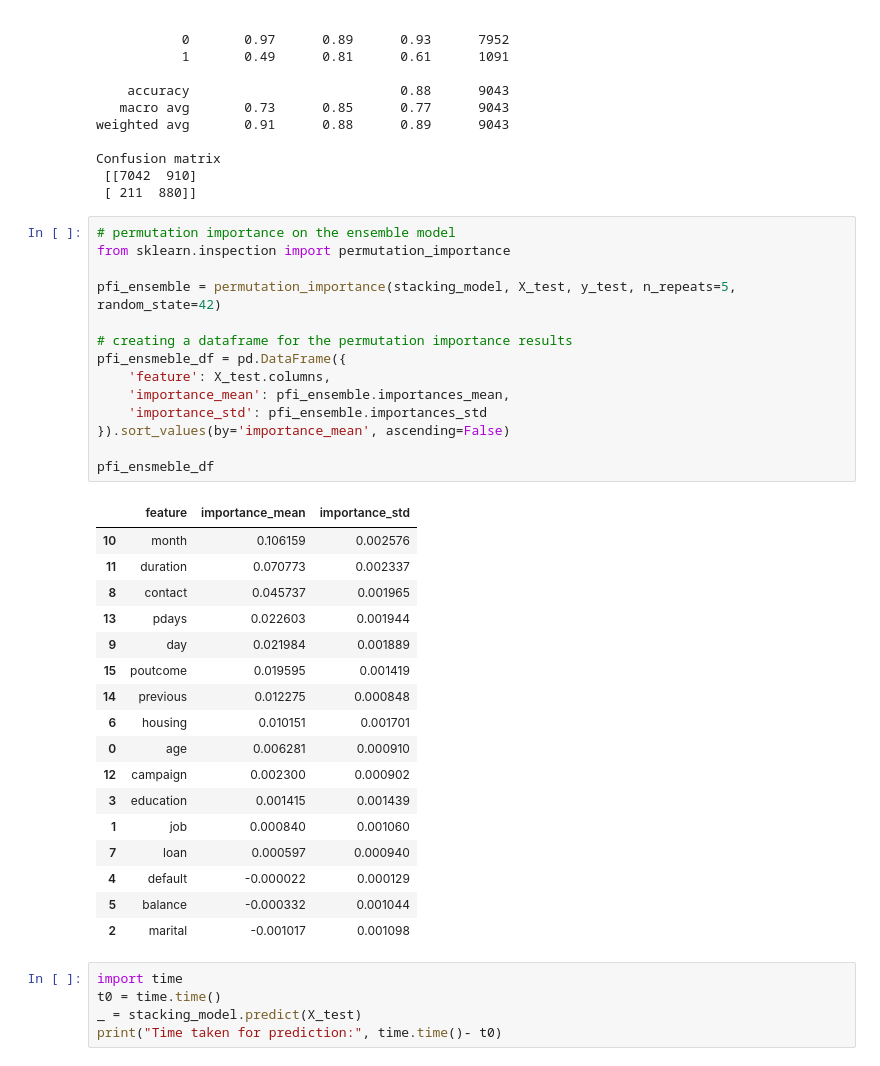
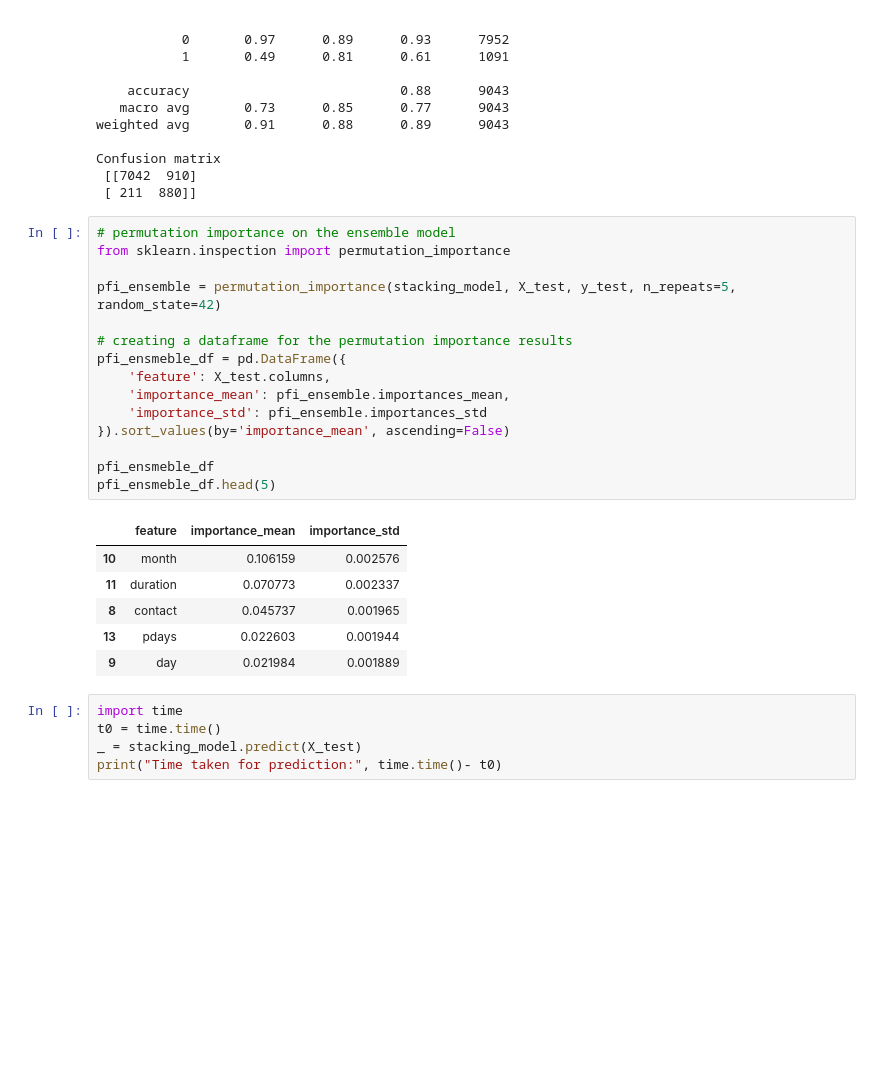
Before and after one commit to zinnew/bachelor, a Jupyter notebook: ensemble.ipynb, the cells around one changed output. Cells and saved outputs as stored; diff of their text form; blank space fills up the shorter version.

```diff
--- a/ensemble.ipynb
+++ b/ensemble.ipynb
@@ -166,35 +166,25 @@ Confusion matrix
 # %%
 # permutation importance on the ensemble model
 from sklearn.inspection import permutation_importance
 
 pfi_ensemble = permutation_importance(stacking_model, X_test, y_test, n_repeats=5, random_state=42)
 
 # creating a dataframe for the permutation importance results
 pfi_ensmeble_df = pd.DataFrame({
     'feature': X_test.columns,
     'importance_mean': pfi_ensemble.importances_mean,
     'importance_std': pfi_ensemble.importances_std
 }).sort_values(by='importance_mean', ascending=False)
 
 pfi_ensmeble_df
+pfi_ensmeble_df.head(5)
 # %% [output]
 |  | feature | importance_mean | importance_std |
 | 10 | month | 0.106159 | 0.002576 |
 | 11 | duration | 0.070773 | 0.002337 |
 | 8 | contact | 0.045737 | 0.001965 |
 | 13 | pdays | 0.022603 | 0.001944 |
 | 9 | day | 0.021984 | 0.001889 |
-| 15 | poutcome | 0.019595 | 0.001419 |
-| 14 | previous | 0.012275 | 0.000848 |
-| 6 | housing | 0.010151 | 0.001701 |
-| 0 | age | 0.006281 | 0.000910 |
-| 12 | campaign | 0.002300 | 0.000902 |
-| 3 | education | 0.001415 | 0.001439 |
-| 1 | job | 0.000840 | 0.001060 |
-| 7 | loan | 0.000597 | 0.000940 |
-| 4 | default | -0.000022 | 0.000129 |
-| 5 | balance | -0.000332 | 0.001044 |
-| 2 | marital | -0.001017 | 0.001098 |
 # %%
 import time
 t0 = time.time()
```
Also changed, not shown: parts of 3 cells of this notebook.
